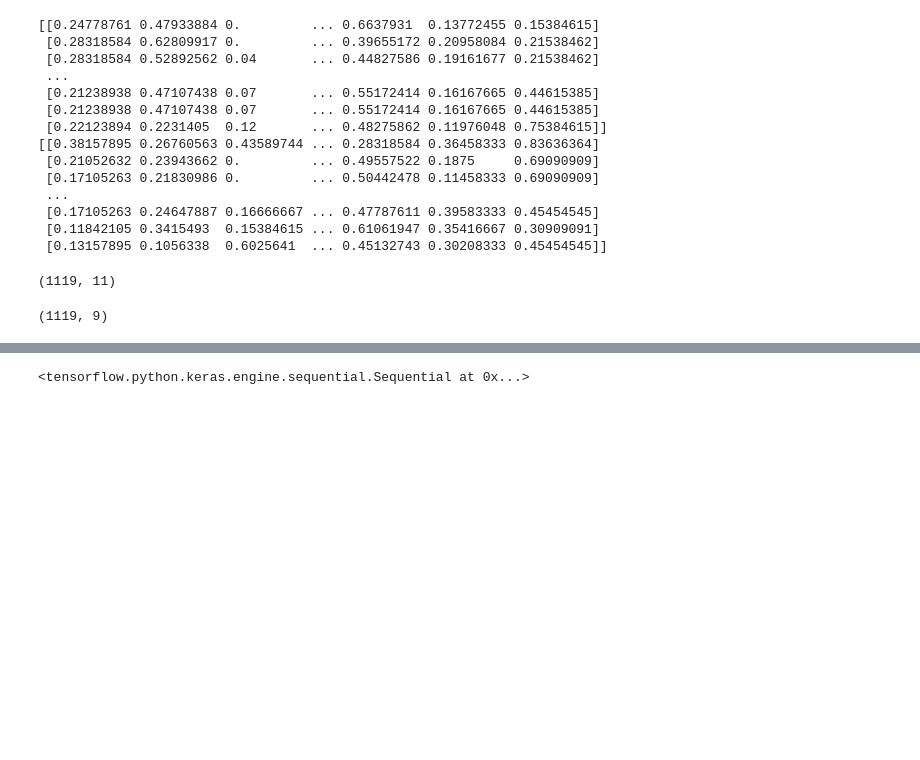
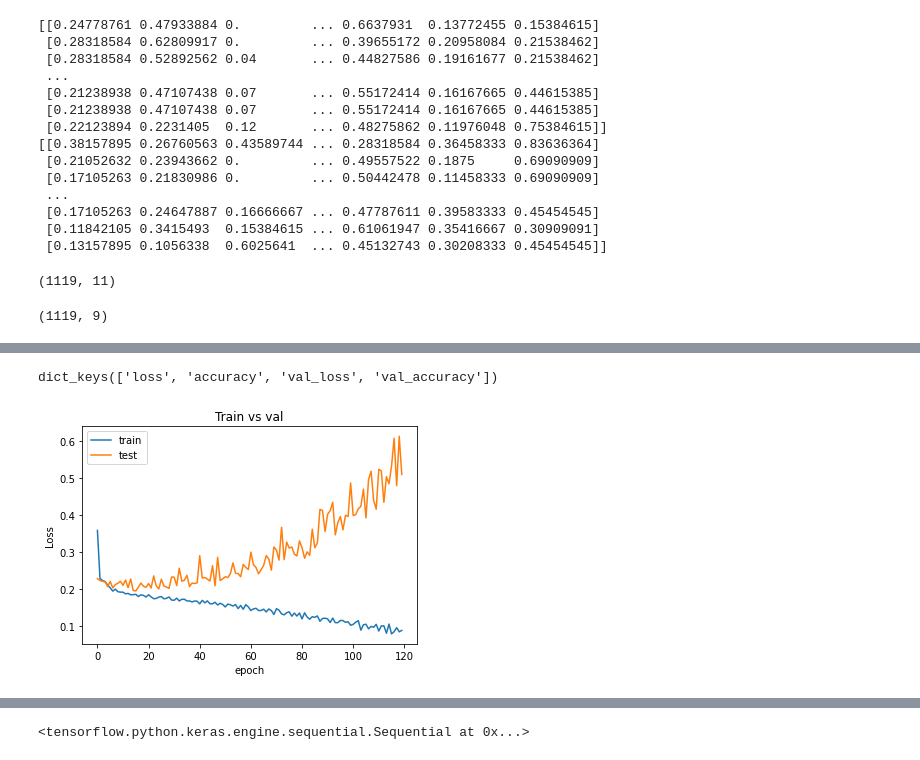
Before and after one commit to joanabento/Deep_learning_TP1, a Jupyter notebook: Untitled3.ipynb, the cells around one changed output, grey strips where cells are left out. Cells and saved outputs as stored; diff of their text form; code cells hidden in the pictures; blank space fills up the shorter version.

```diff
--- a/Untitled3.ipynb
+++ b/Untitled3.ipynb
@@ -143,0 +187,13 @@ dict_keys(['loss', 'accuracy', 'val_loss', 'val_accuracy'])
+# %%
+print(rede.history.history.keys())
+plt.plot(rede.history.history['loss'],label = 'train loss')
+plt.plot(rede.history.history['val_loss'],label = 'val_loss')
+plt.title('Train vs val')
+plt.ylabel('Loss')
+plt.xlabel('epoch')
+plt.legend(['train', 'test'], loc='upper left')
+#plt.savefig(dire+'/Loss.png')
+plt.show()
+# %% [output]
+dict_keys(['loss', 'accuracy', 'val_loss', 'val_accuracy'])
+[figure, added]
```
Also changed, not shown: parts of 26 cells of this notebook, 1 other file.
